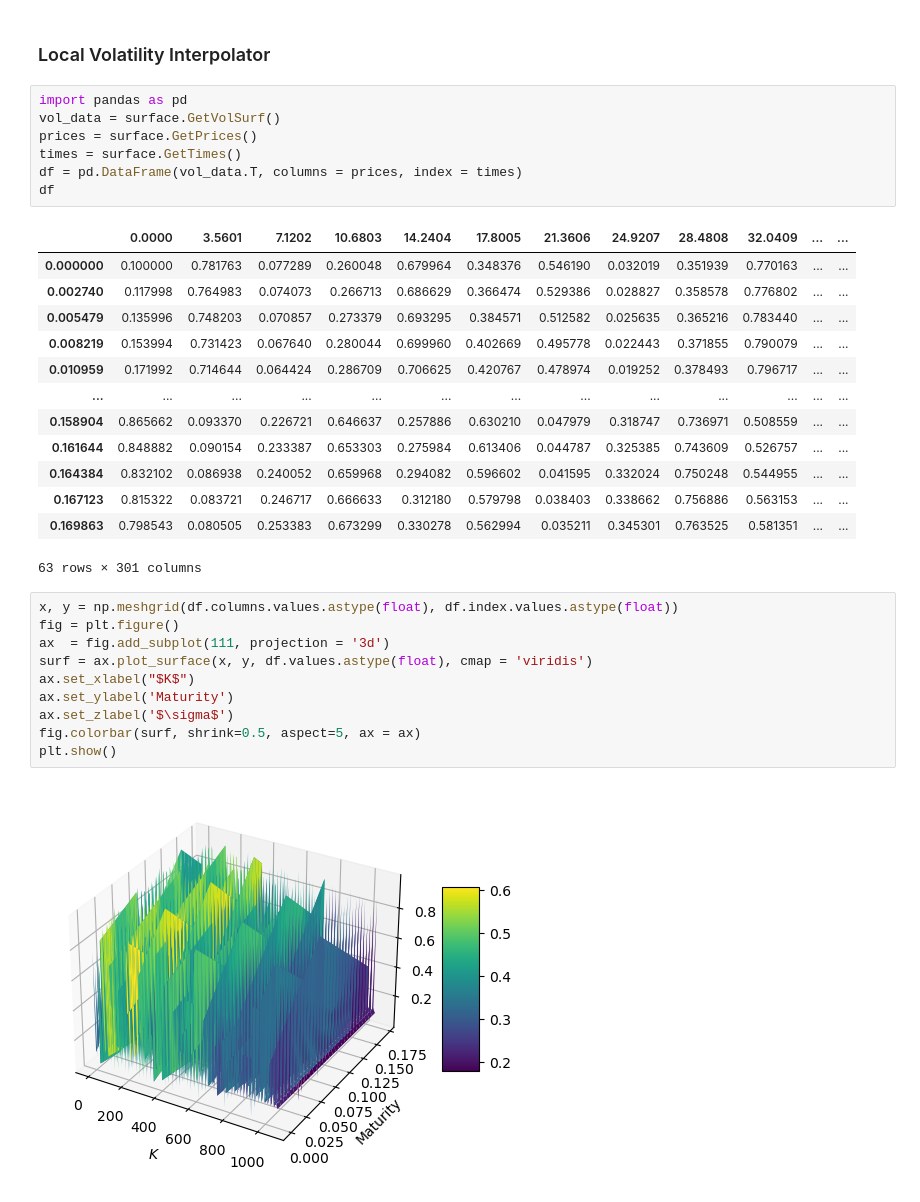
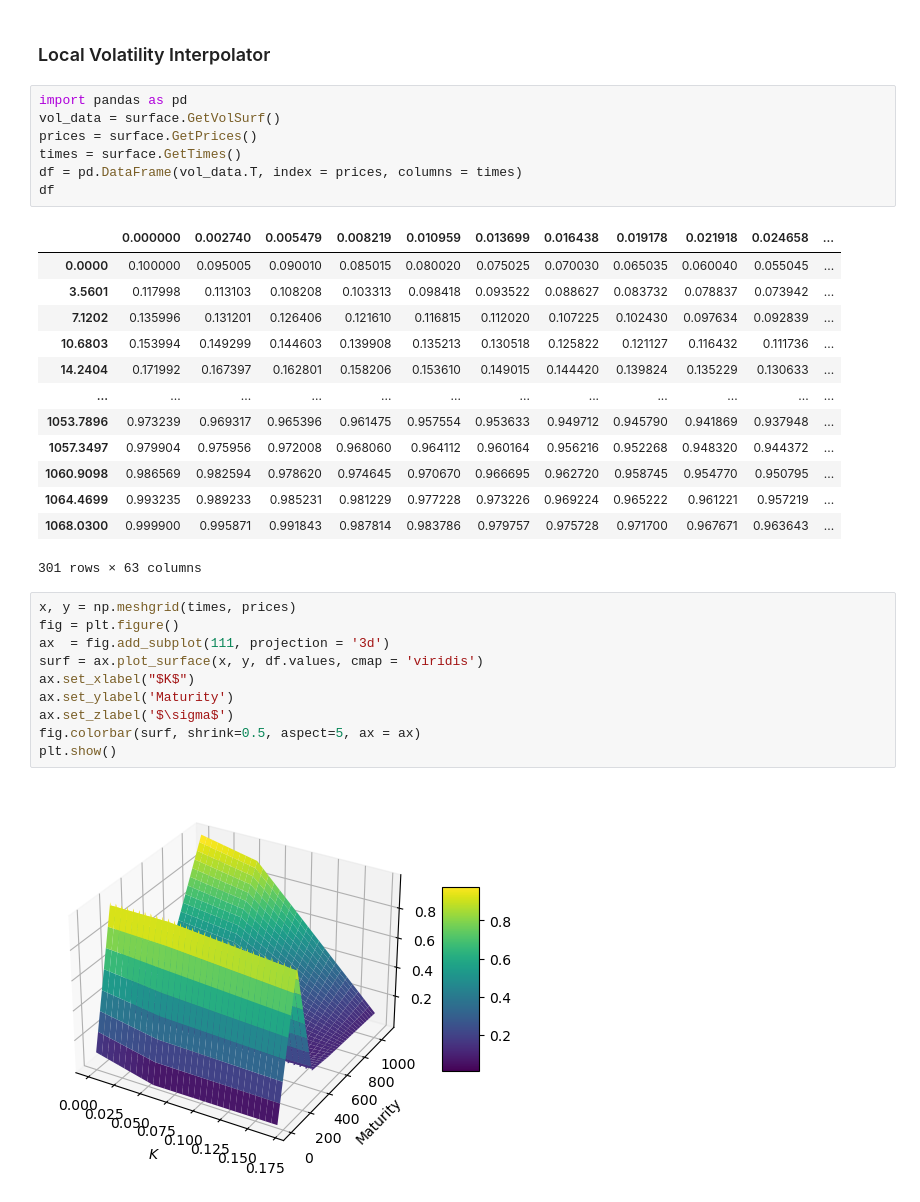
Before and after one commit to yulu0131/VolaDocs, a Jupyter notebook: docs/source/volatility_model/local_vol/theoretical.ipynb, the cells around one changed output. Drawn from its saved outputs; the diff is of its cells as text.

```diff
--- a/docs/source/volatility_model/local_vol/theoretical.ipynb
+++ b/docs/source/volatility_model/local_vol/theoretical.ipynb
@@ -64,31 +64,31 @@ import pandas as pd
 vol_data = surface.GetVolSurf()
 prices = surface.GetPrices()
 times = surface.GetTimes()
-df = pd.DataFrame(vol_data.T, columns = prices, index = times)
+df = pd.DataFrame(vol_data.T, index = prices, columns = times)
 df
 # %% [output]
-|  | 0.0000 | 3.5601 | 7.1202 | 10.6803 | 14.2404 | 17.8005 | 21.3606 | 24.9207 | 28.4808 | 32.0409 | ... | ... |
-| 0.000000 | 0.100000 | 0.781763 | 0.077289 | 0.260048 | 0.679964 | 0.348376 | 0.546190 | 0.032019 | 0.351939 | 0.770163 | ... | ... |
-| 0.002740 | 0.117998 | 0.764983 | 0.074073 | 0.266713 | 0.686629 | 0.366474 | 0.529386 | 0.028827 | 0.358578 | 0.776802 | ... | ... |
-| 0.005479 | 0.135996 | 0.748203 | 0.070857 | 0.273379 | 0.693295 | 0.384571 | 0.512582 | 0.025635 | 0.365216 | 0.783440 | ... | ... |
-| 0.008219 | 0.153994 | 0.731423 | 0.067640 | 0.280044 | 0.699960 | 0.402669 | 0.495778 | 0.022443 | 0.371855 | 0.790079 | ... | ... |
-| 0.010959 | 0.171992 | 0.714644 | 0.064424 | 0.286709 | 0.706625 | 0.420767 | 0.478974 | 0.019252 | 0.378493 | 0.796717 | ... | ... |
-| ... | ... | ... | ... | ... | ... | ... | ... | ... | ... | ... | ... | ... |
-| 0.158904 | 0.865662 | 0.093370 | 0.226721 | 0.646637 | 0.257886 | 0.630210 | 0.047979 | 0.318747 | 0.736971 | 0.508559 | ... | ... |
-| 0.161644 | 0.848882 | 0.090154 | 0.233387 | 0.653303 | 0.275984 | 0.613406 | 0.044787 | 0.325385 | 0.743609 | 0.526757 | ... | ... |
-| 0.164384 | 0.832102 | 0.086938 | 0.240052 | 0.659968 | 0.294082 | 0.596602 | 0.041595 | 0.332024 | 0.750248 | 0.544955 | ... | ... |
-| 0.167123 | 0.815322 | 0.083721 | 0.246717 | 0.666633 | 0.312180 | 0.579798 | 0.038403 | 0.338662 | 0.756886 | 0.563153 | ... | ... |
-| 0.169863 | 0.798543 | 0.080505 | 0.253383 | 0.673299 | 0.330278 | 0.562994 | 0.035211 | 0.345301 | 0.763525 | 0.581351 | ... | ... |
+|  | 0.000000 | 0.002740 | 0.005479 | 0.008219 | 0.010959 | 0.013699 | 0.016438 | 0.019178 | 0.021918 | 0.024658 | ... |
+| 0.0000 | 0.100000 | 0.095005 | 0.090010 | 0.085015 | 0.080020 | 0.075025 | 0.070030 | 0.065035 | 0.060040 | 0.055045 | ... |
+| 3.5601 | 0.117998 | 0.113103 | 0.108208 | 0.103313 | 0.098418 | 0.093522 | 0.088627 | 0.083732 | 0.078837 | 0.073942 | ... |
+| 7.1202 | 0.135996 | 0.131201 | 0.126406 | 0.121610 | 0.116815 | 0.112020 | 0.107225 | 0.102430 | 0.097634 | 0.092839 | ... |
+| 10.6803 | 0.153994 | 0.149299 | 0.144603 | 0.139908 | 0.135213 | 0.130518 | 0.125822 | 0.121127 | 0.116432 | 0.111736 | ... |
+| 14.2404 | 0.171992 | 0.167397 | 0.162801 | 0.158206 | 0.153610 | 0.149015 | 0.144420 | 0.139824 | 0.135229 | 0.130633 | ... |
+| ... | ... | ... | ... | ... | ... | ... | ... | ... | ... | ... | ... |
+| 1053.7896 | 0.973239 | 0.969317 | 0.965396 | 0.961475 | 0.957554 | 0.953633 | 0.949712 | 0.945790 | 0.941869 | 0.937948 | ... |
+| 1057.3497 | 0.979904 | 0.975956 | 0.972008 | 0.968060 | 0.964112 | 0.960164 | 0.956216 | 0.952268 | 0.948320 | 0.944372 | ... |
+| 1060.9098 | 0.986569 | 0.982594 | 0.978620 | 0.974645 | 0.970670 | 0.966695 | 0.962720 | 0.958745 | 0.954770 | 0.950795 | ... |
+| 1064.4699 | 0.993235 | 0.989233 | 0.985231 | 0.981229 | 0.977228 | 0.973226 | 0.969224 | 0.965222 | 0.961221 | 0.957219 | ... |
+| 1068.0300 | 0.999900 | 0.995871 | 0.991843 | 0.987814 | 0.983786 | 0.979757 | 0.975728 | 0.971700 | 0.967671 | 0.963643 | ... |
-63 rows × 301 columns
+301 rows × 63 columns
 # %%
-x, y = np.meshgrid(df.columns.values.astype(float), df.index.values.astype(float))
+x, y = np.meshgrid(times, prices)
 fig = plt.figure()
 ax  = fig.add_subplot(111, projection = '3d')
-surf = ax.plot_surface(x, y, df.values.astype(float), cmap = 'viridis')
+surf = ax.plot_surface(x, y, df.values, cmap = 'viridis')
 ax.set_xlabel("$K$")
 ax.set_ylabel('Maturity')
 ax.set_zlabel('$\sigma$')
 fig.colorbar(surf, shrink=0.5, aspect=5, ax = ax)
 plt.show()
 # %% [output]
-[figure, old version]
+[figure, new version]
```
Also changed, not shown: 13 other files.
